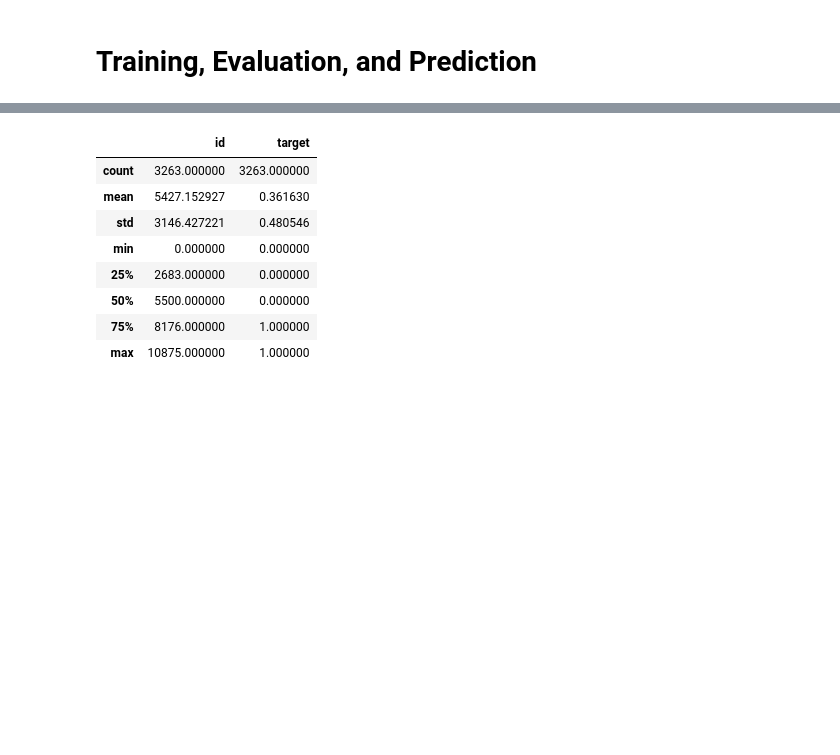
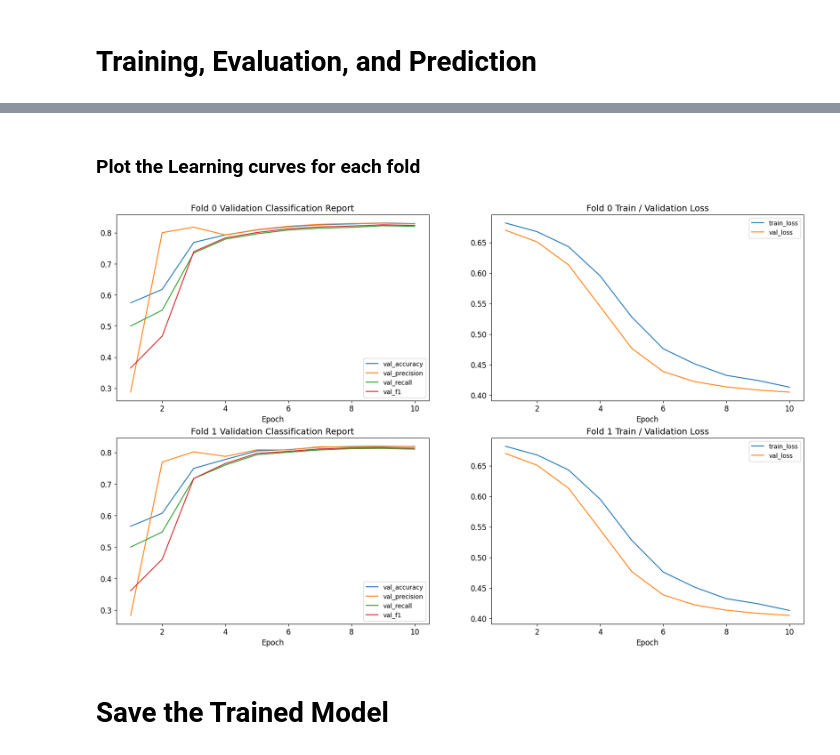
Before and after one commit to monkin77/llm-learn, a Jupyter notebook: nlp_disaster_tweets/eda.ipynb, the cells around one changed output, grey strips where cells are left out. Drawn from its saved outputs; the diff is of its cells as text; code cells hidden in the pictures; blank space fills up the shorter version.

```diff
--- a/nlp_disaster_tweets/eda.ipynb
+++ b/nlp_disaster_tweets/eda.ipynb
@@ -1521,7 +1505,16 @@ class ClassificationReport(Callback):
         - epoch: current epoch number
         '''
         # Compute predictions for training set
-        train_predictions = np.round(self.model.predict(self.X_train, verbose=0))
+        train_predictions_output = self.model.predict(self.X_train, verbose=0)
+        # Print the shape of predictions output
+        # print('Nº Output nodes of the network:', train_predictions_output.shape)
+
+        # Convert predictions to class labels (Choose the class with the highest probability)
+        # Returns the index of the maximum value along axis 1 (0 or 1)
+        train_predictions = np.argmax(train_predictions_output, axis=1) # np.round(self.model.predict(self.X_train, verbose=0))
+        # print(f"Shape of train predictions: {train_predictions.shape} - Unique values: {np.unique(train_predictions)}")
+
+
         # Compute Precision, Recall and F1-Score for training based on predictions and true labels
         train_precision = precision_score(self.y_train, train_predictions, average='macro')
         train_recall = recall_score(self.y_train, train_predictions, average='macro')
@@ -1532,7 +1525,8 @@ class ClassificationReport(Callback):
         self.train_f1_scores.append(train_f1)
 
         # Compute predictions for validation
-        val_predictions = np.round(self.model.predict(self.X_val, verbose=0))
+        val_predictions = np.argmax(self.model.predict(self.X_val, verbose=0), axis=1) # np.round(self.model.predict(self.X_val, verbose=0))
+        # print(f"Shape of val predictions: {val_predictions.shape} - Unique values: {np.unique(val_predictions)}")
         # Compute Precision, Recall and F1-Score for validation based on predictions and true labels
         val_precision = precision_score(self.y_val, val_predictions, average='macro')
         val_recall = recall_score(self.y_val, val_predictions, average='macro')
@@ -1544,7 +1538,7 @@ class ClassificationReport(Callback):
 
         # Print Train/Validation metrics for the current epoch
         print('\nEpoch: {} - Training Precision: {:.6} - Training Recall: {:.6} - Training F1: {:.6}'.format(epoch + 1, train_precision, train_recall, train_f1))
-        print('Epoch: {} - Validation Precision: {:.6} - Validation Recall: {:.6} - Validation F1: {:.6}'.format(epoch + 1, val_precision, val_recall, val_f1))
+        print('Epoch: {} - Validation Precision: {:.6} - Validation Recall: {:.6} - Validation F1: {:.6}\n'.format(epoch + 1, val_precision, val_recall, val_f1))
 # %% [markdown]
 ## BERT Layer
 Let's use a BERT model from the `TensorFlow` Models repository on [their website](https://www.tensorflow.org/tfmodels/nlp). It uses `L=12` hidden layers (Transformer blocks), a hidden size of `H=768`, and `A=12` attention heads.
@@ -1663,8 +1657,8 @@ class DisasterDetector:
             print('\nFold {}\n'.format(fold))
 
             # Fetch the training and validation data for the current fold (according to the indices from this split)
-            X_trn, y_trn = X.loc[trn_idx, 'text_cleaned'], X.loc[trn_idx, 'target_relabeled']
-            X_val, y_val = X.loc[val_idx, 'text_cleaned'], X.loc[val_idx, 'target_relabeled']
+            X_trn, y_trn = X.loc[trn_idx, 'text_cleaned'], X.loc[trn_idx, 'target']   # 'target_relabeled'
+            X_val, y_val = X.loc[val_idx, 'text_cleaned'], X.loc[val_idx, 'target']
 
             # Callbacks - Will Predict and calculate Precision, Recall and F1-Score at the end of each epoch
             metrics = ClassificationReport(train_data=(X_trn, y_trn), validation_data=(X_val, y_val))
@@ -1708,6 +1702,19 @@ class DisasterDetector:
                     'f1': metrics.val_f1_scores
                 }
             }
+
+            # Clear keras backend session to free up memory
+            keras.backend.clear_session()
+            # Explicitly delete large objects to free up memory
+            del X_trn, y_trn, X_val, y_val, metrics
+
+            # Clear the classifier for the next fold -- Create a new instance of the classifier for the next fold
+            # This is important to avoid training on top of previous folds.
+            self.classifier = keras_nlp.models.DistilBertClassifier.from_preset(
+                preset,                         # Label of DistilBERT model preset
+                preprocessor=self.bert_preprocessor,  # Preprocessor layer to apply preprocessing to raw inputs during fit(), predict(), and evaluate()
+                num_classes=2                   # Number of classes in the target variable (binary classification: 0 or 1) - Disaster or Not Disaster
+            )
 
 
     def plot_learning_curve(self):
@@ -1756,7 +1763,7 @@ class DisasterDetector:
         X_test = X['text_cleaned']
 
         # Initialize an array to hold the predictions
-        y_pred = np.zeros((X_test.shape[0], 1))
+        y_pred = np.zeros((X_test.shape[0], 2))  # Assuming binary classification, shape is (n_samples, n_classes)
 
         for model in self.models:
             # Predict using each model and average the predictions
@@ -1775,11 +1784,13 @@ clf = DisasterDetector(
     max_seq_length=160,  # Shorter sequence length for faster training
     lr=1e-4,           # Learning rate for the optimizer    # TODO: Check if this is a good learning rate
     epochs=10,            # Number of epochs for training
-    batch_size=32        # Batch size for training
+    batch_size=16 # 32        # Batch size for training
 )
 
 # Train the model
 clf.train(df_train)
+# Currently fails because the Callback function is modeled so that the output of the model is a single value (binary classification),
+# but the model is set up for multi-class classification.
 # %% [output]
 Fold 0
 
@@ -2045,12 +1844,0 @@ sample_submission["target"] = np.argmax(classifier.predict(X_test), axis=1) # Us
-# %%
-sample_submission.describe()
-# %% [output]
-|  | id | target |
-| count | 3263.000000 | 3263.000000 |
-| mean | 5427.152927 | 0.361630 |
-| std | 3146.427221 | 0.480546 |
-| min | 0.000000 | 0.000000 |
-| 25% | 2683.000000 | 0.000000 |
-| 50% | 5500.000000 | 0.000000 |
-| 75% | 8176.000000 | 1.000000 |
-| max | 10875.000000 | 1.000000 |
@@ -2058,0 +1845,9 @@ sample_submission.to_csv("out/submission.csv", index=False)
+# %% [markdown]
+### Plot the Learning curves for each fold
+# %%
+# Plot the learning curves for each fold
+clf.plot_learning_curve()
+# %% [output]
+[figure, added]
+# %% [markdown]
+# Save the Trained Model
```
Also changed, not shown: parts of 22 cells of this notebook, 1 other file.
